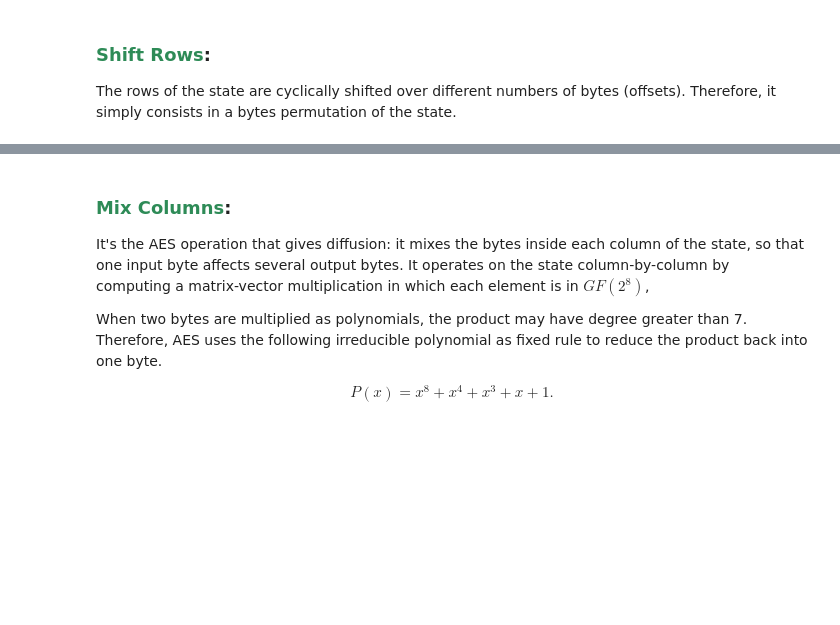
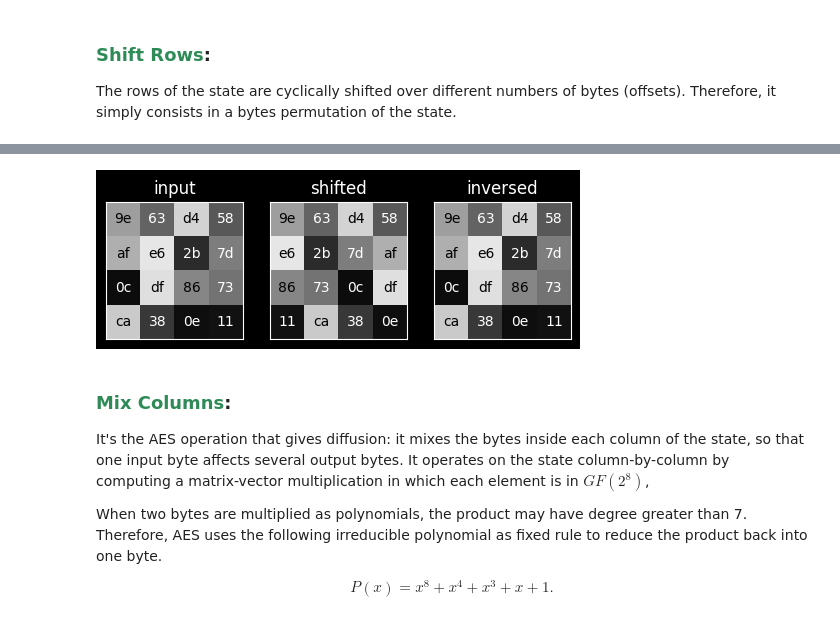
Before and after one commit to marchioa/security, a Jupyter notebook: notebooks/5-block-ciphers.ipynb, the cells around one changed output, grey strips where cells are left out. Cells and saved outputs as stored; diff of their text form; code cells hidden in the pictures; blank space fills up the shorter version.

```diff
--- a/notebooks/5-block-ciphers.ipynb
+++ b/notebooks/5-block-ciphers.ipynb
@@ -183,23 +191,27 @@ The rows of the state are cyclically shifted over different numbers of bytes (of
 ![Caption](images/shift_rows.png)
 # %%
 def shift_rows(state: bytes) -> bytes:
-    # CODE HERE
-    return state
+    mat = np.array(list(state), dtype=np.ubyte).reshape(-1, 4).T
+    mat = np.vstack([np.roll(row, -i) for i, row in enumerate(mat)])
+    return bytes(byte for byte in mat.T.flatten())
 
 def inverse_shift_rows(state: bytes) -> bytes:
-    # CODE HERE
-    return state
+    mat = np.array(list(state), dtype=np.ubyte).reshape(-1, 4).T
+    mat = np.vstack([np.roll(row, i) for i, row in enumerate(mat)])
+    return bytes(byte for byte in mat.T.flatten())
 # %%
 state_inp = randbytes(block_size)
 state_shifted = shift_rows(state_inp)
 state_ = inverse_shift_rows(state_shifted)
 
-fig, (ax1, ax2, ax3) = plt.subplots(1, 3, figsize=(8, 2))
+fig, (ax1, ax2, ax3) = plt.subplots(1, 3, figsize=(6, 2))
 show_state(state_inp, ax=ax1, title='input')
 show_state(state_shifted, ax=ax2, title='shifted')
-show_state(state_, ax=ax3, title='inverse')
+show_state(state_, ax=ax3, title='inversed')
 
 plt.show()
+# %% [output]
+[figure, added]
 # %% [markdown]
 ### <span style="color:#2E8B57"><strong>Mix Columns</strong></span>:
 It's the AES operation that gives diffusion: it mixes the bytes inside each column of the state, so that one input byte affects several output bytes.
```
Also changed, not shown: parts of 90 cells of this notebook, 6 other files.
